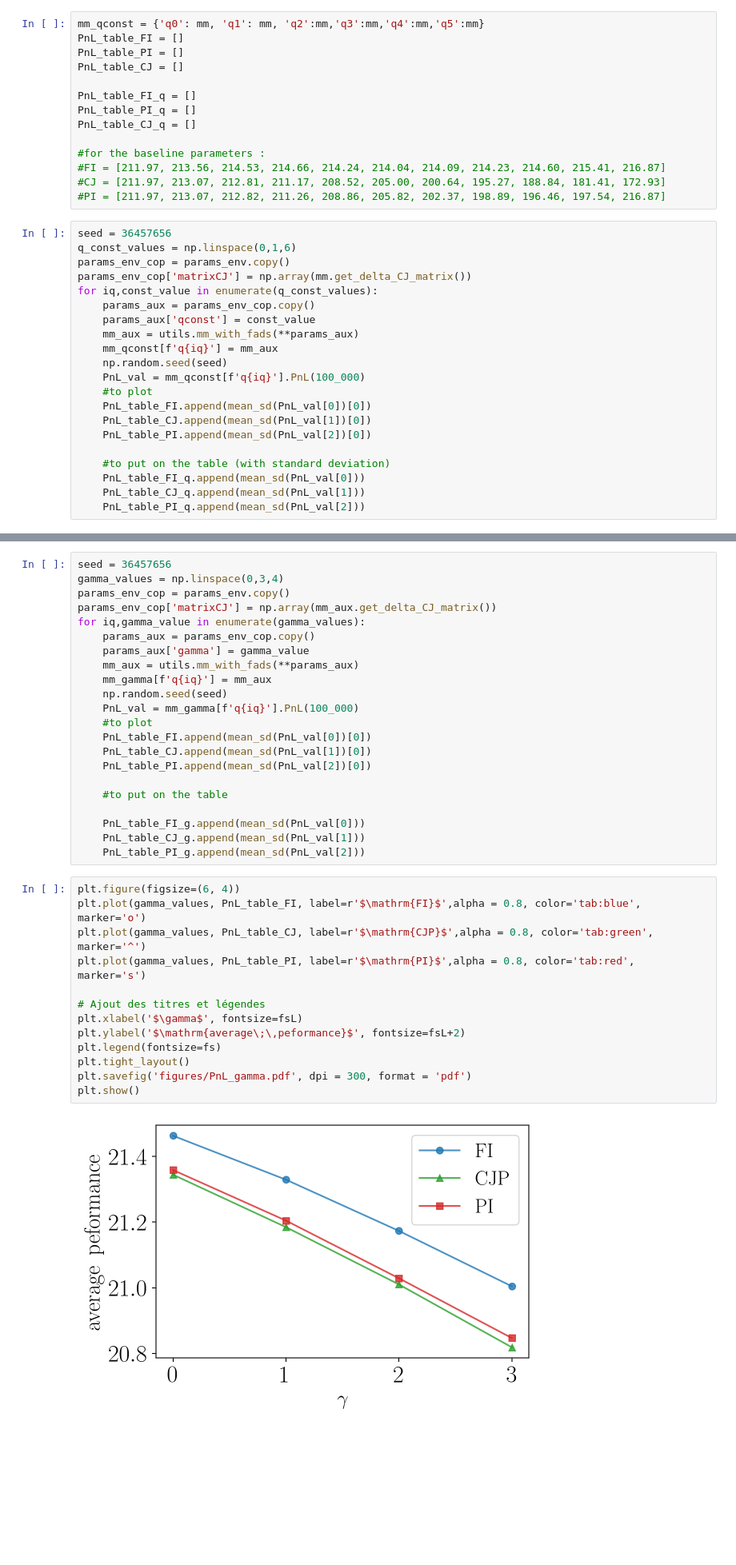
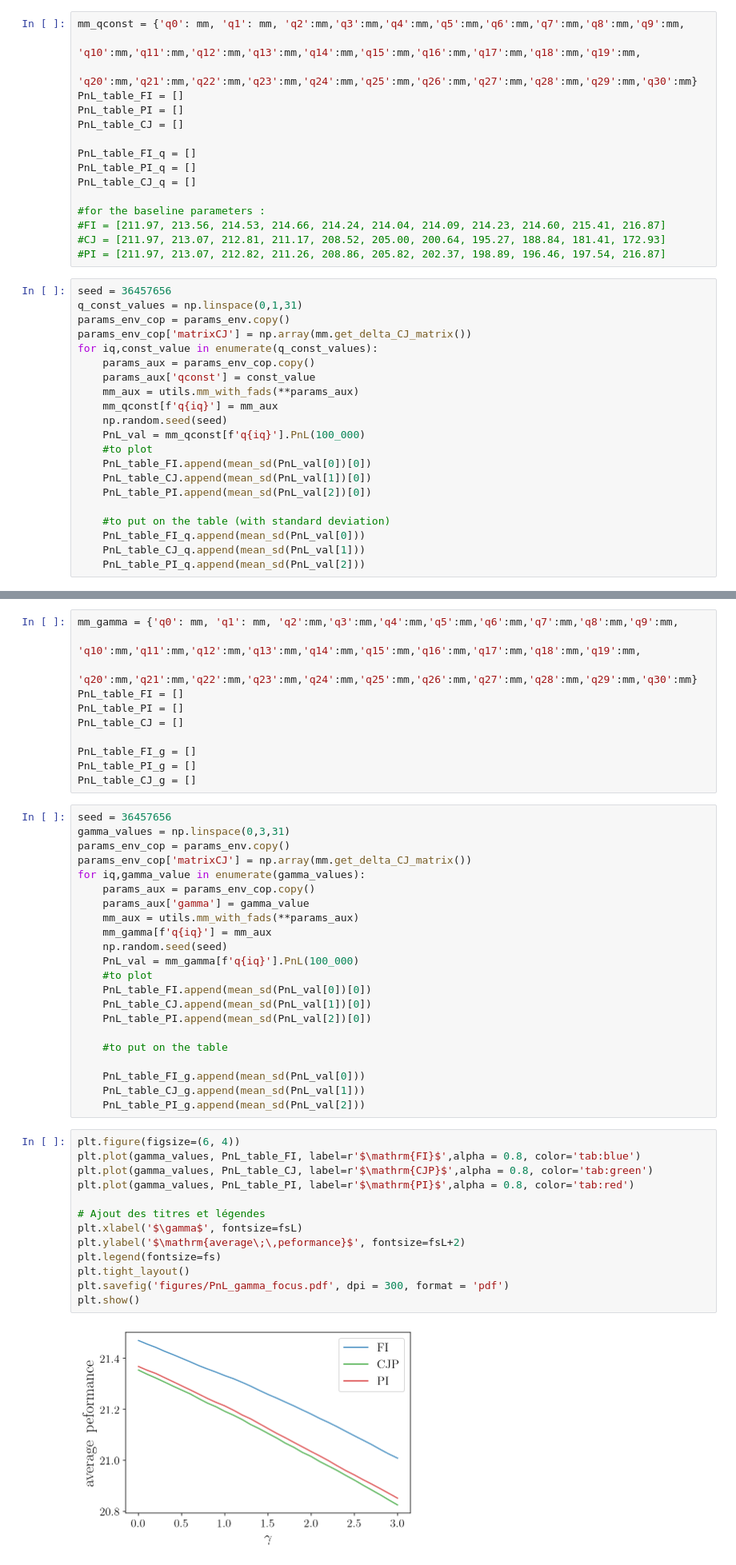
Before and after one commit to AdrienMathieu-eng/MM-with-fads, a Jupyter notebook: mm-informed-uninformed.ipynb, the cells around one changed output, grey strips where cells are left out. Shown at 80% size. Saved outputs shown, nothing was run; the diff lists cells and outputs as text; blank space fills up the shorter version.

```diff
--- a/mm-informed-uninformed.ipynb
+++ b/mm-informed-uninformed.ipynb
@@ -293,7 +293,9 @@ plt.show()
 def mean_sd(x):
     return np.mean(x),np.sqrt(np.var(x))
 # %%
-mm_qconst = {'q0': mm, 'q1': mm, 'q2':mm,'q3':mm,'q4':mm,'q5':mm}
+mm_qconst = {'q0': mm, 'q1': mm, 'q2':mm,'q3':mm,'q4':mm,'q5':mm,'q6':mm,'q7':mm,'q8':mm,'q9':mm,
+             'q10':mm,'q11':mm,'q12':mm,'q13':mm,'q14':mm,'q15':mm,'q16':mm,'q17':mm,'q18':mm,'q19':mm,
+             'q20':mm,'q21':mm,'q22':mm,'q23':mm,'q24':mm,'q25':mm,'q26':mm,'q27':mm,'q28':mm,'q29':mm,'q30':mm}
 PnL_table_FI = []
 PnL_table_PI = []
 PnL_table_CJ = []
@@ -308,7 +310,7 @@ PnL_table_CJ_q = []
 #PI = [211.97, 213.07, 212.82, 211.26, 208.86, 205.82, 202.37, 198.89, 196.46, 197.54, 216.87]
 # %%
 seed = 36457656
-q_const_values = np.linspace(0,1,6)
+q_const_values = np.linspace(0,1,31)
 params_env_cop = params_env.copy()
 params_env_cop['matrixCJ'] = np.array(mm.get_delta_CJ_matrix())
 for iq,const_value in enumerate(q_const_values):
@@ -431,8 +425,19 @@ PnL_table_CJ_g = []
+# %%
+mm_gamma = {'q0': mm, 'q1': mm, 'q2':mm,'q3':mm,'q4':mm,'q5':mm,'q6':mm,'q7':mm,'q8':mm,'q9':mm,
+             'q10':mm,'q11':mm,'q12':mm,'q13':mm,'q14':mm,'q15':mm,'q16':mm,'q17':mm,'q18':mm,'q19':mm,
+             'q20':mm,'q21':mm,'q22':mm,'q23':mm,'q24':mm,'q25':mm,'q26':mm,'q27':mm,'q28':mm,'q29':mm,'q30':mm}
+PnL_table_FI = []
+PnL_table_PI = []
+PnL_table_CJ = []
+
+PnL_table_FI_g = []
+PnL_table_PI_g = []
+PnL_table_CJ_g = []
 # %%
 seed = 36457656
-gamma_values = np.linspace(0,3,4)
+gamma_values = np.linspace(0,3,31)
 params_env_cop = params_env.copy()
-params_env_cop['matrixCJ'] = np.array(mm_aux.get_delta_CJ_matrix())
+params_env_cop['matrixCJ'] = np.array(mm.get_delta_CJ_matrix())
 for iq,gamma_value in enumerate(gamma_values):
     params_aux = params_env_cop.copy()
     params_aux['gamma'] = gamma_value
@@ -452,19 +457,19 @@ for iq,gamma_value in enumerate(gamma_values):
     PnL_table_PI_g.append(mean_sd(PnL_val[2]))
 # %%
 plt.figure(figsize=(6, 4))
-plt.plot(gamma_values, PnL_table_FI, label=r'$\mathrm{FI}$',alpha = 0.8, color='tab:blue', marker='o')
-plt.plot(gamma_values, PnL_table_CJ, label=r'$\mathrm{CJP}$',alpha = 0.8, color='tab:green', marker='^')
-plt.plot(gamma_values, PnL_table_PI, label=r'$\mathrm{PI}$',alpha = 0.8, color='tab:red', marker='s')
+plt.plot(gamma_values, PnL_table_FI, label=r'$\mathrm{FI}$',alpha = 0.8, color='tab:blue')
+plt.plot(gamma_values, PnL_table_CJ, label=r'$\mathrm{CJP}$',alpha = 0.8, color='tab:green')
+plt.plot(gamma_values, PnL_table_PI, label=r'$\mathrm{PI}$',alpha = 0.8, color='tab:red')
 
 # Ajout des titres et légendes
 plt.xlabel('$\gamma$', fontsize=fsL)
 plt.ylabel('$\mathrm{average\;\,peformance}$', fontsize=fsL+2)
 plt.legend(fontsize=fs)
 plt.tight_layout()
-plt.savefig('figures/PnL_gamma.pdf', dpi = 300, format = 'pdf')
+plt.savefig('figures/PnL_gamma_focus.pdf', dpi = 300, format = 'pdf')
 plt.show()
 # %% [output]
-[figure, old version]
+[figure, new version]
 # %%
 print(PnL_table_FI_g)
 print( PnL_table_CJ_g)
```
Also changed, not shown: parts of 17 cells of this notebook.
